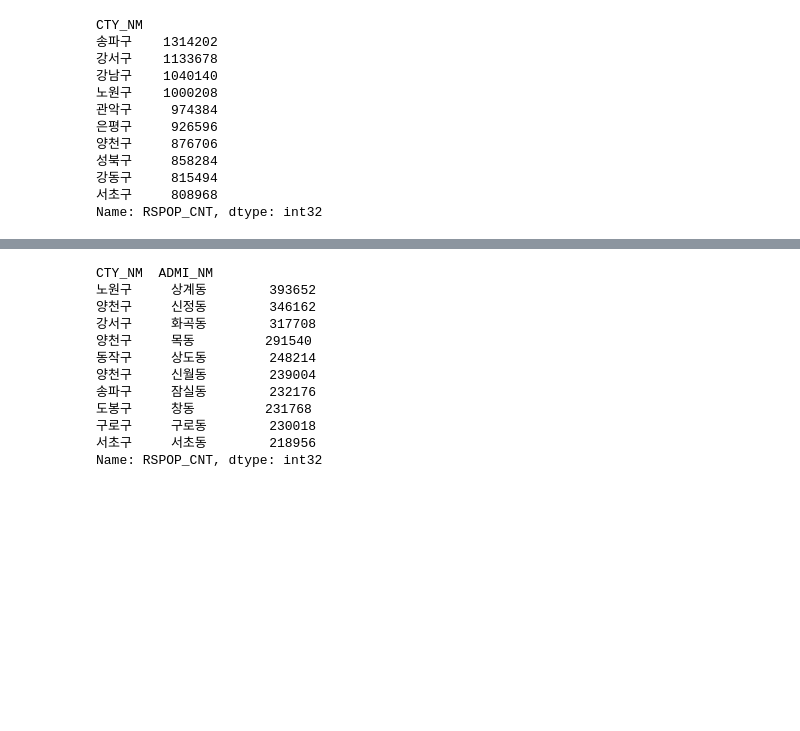
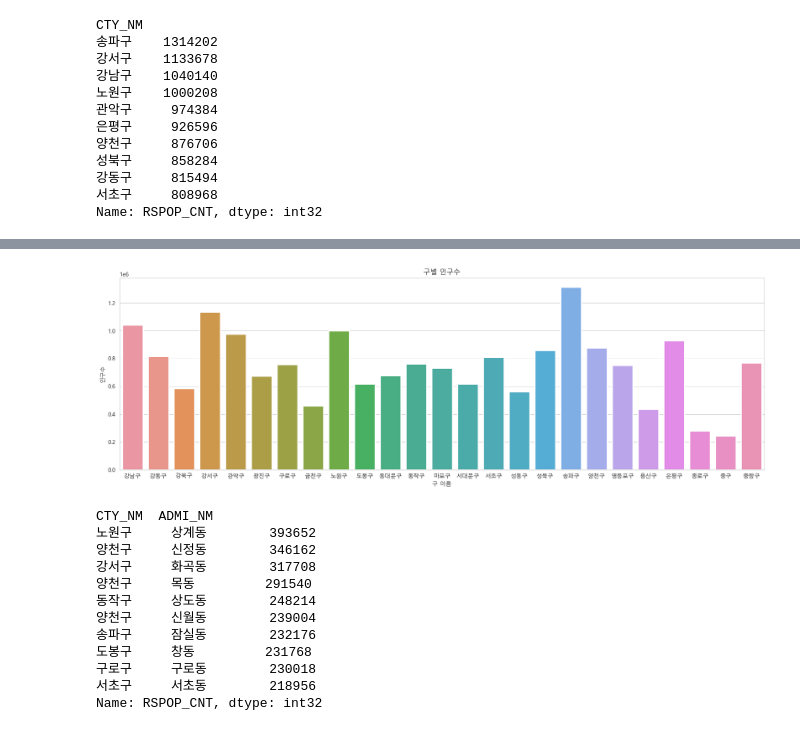
Before and after one commit to sesac-2023/cha_workspace, a Jupyter notebook: individual_tests/PJT_final_2023/preprocessing/people_by_region_EDA.ipynb, the cells around one changed output, grey strips where cells are left out. Cells and saved outputs as stored; diff of their text form; code cells hidden in the pictures; blank space fills up the shorter version.

```diff
--- a/individual_tests/PJT_final_2023/preprocessing/people_by_region_EDA.ipynb
+++ b/individual_tests/PJT_final_2023/preprocessing/people_by_region_EDA.ipynb
@@ -19,3 +14,19 @@ from matplotlib import pyplot as plt
+# %%
+import pandas as pd
+import numpy as np
+import re
+from matplotlib import pyplot as plt
+import seaborn as sns
+import matplotlib.pyplot as plt
+
+from matplotlib import pyplot
+from matplotlib import font_manager
+f_path = "C:\Windows\Fonts\Malgun.ttf"
+font_manager.FontProperties(fname=f_path).get_name()
+from matplotlib import rc
+rc('font', family='Malgun Gothic')
+
+sns.set_style('whitegrid', {'font.family':'Malgun Gothic'})
 # %% [markdown]
 ### 데이터 로드 및 불필요한 특수문자(백틱) 제거
 # %%
@@ -135,3 +180,10 @@ plot_bar(df.groupby('CTY_NM').sum()['RSPOP_CNT'].sort_values(ascending=False).he
+# %%
+fig, ax = plt.subplots(figsize=(20, 6))  # Adjust the figsize as needed
+sns.barplot(data=df, x="CTY_NM", y="RSPOP_CNT", estimator=sum, errorbar=None, linewidth=2, ax=ax)
+ax.set(xlabel="구 이름", ylabel="인구수", title="구별 인구수")
+plt.show()
+# %% [output]
+[figure, added]
 # %%
 # 동별 거주 인구 합계(내림차순)
 df.groupby(['CTY_NM', 'ADMI_NM']).sum()['RSPOP_CNT'].sort_values(ascending=False).head(10)
```
Also changed, not shown: parts of 23 cells of this notebook.
